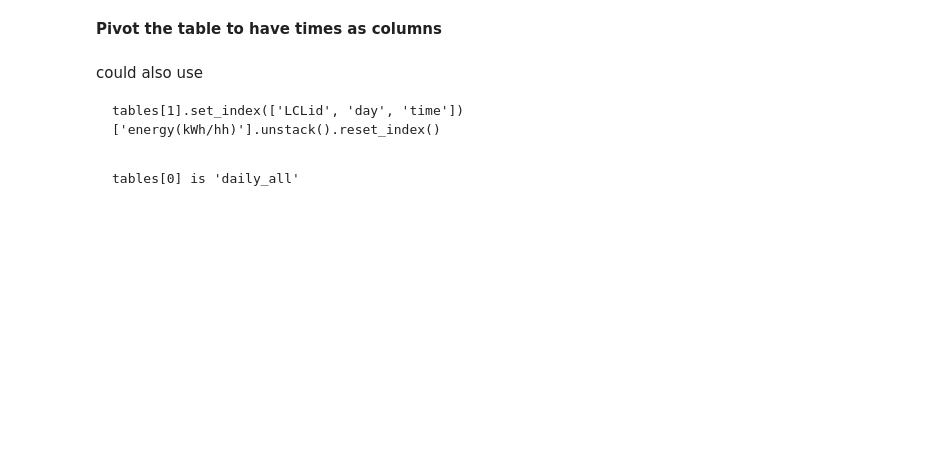
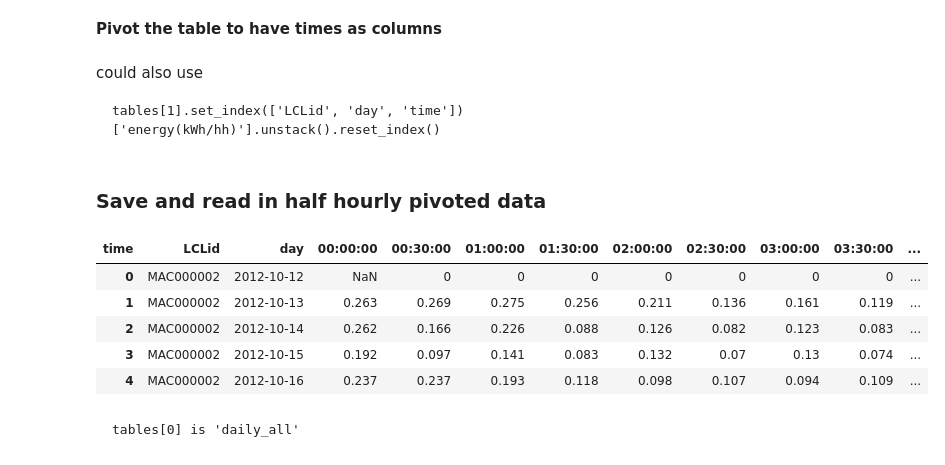
Before and after one commit to sofiary/teamunicornn, a Jupyter notebook: challenge_1/notebooks/data_wrangling.ipynb, the cells around one changed output. Drawn from its saved outputs; the diff is of its cells as text; code cells hidden in the pictures; blank space fills up the shorter version.

```diff
--- a/challenge_1/notebooks/data_wrangling.ipynb
+++ b/challenge_1/notebooks/data_wrangling.ipynb
@@ -317,10 +494,21 @@ could also use
 <pre>
 tables[1].set_index(['LCLid', 'day', 'time'])['energy(kWh/hh)'].unstack().reset_index()
 </pre>
+# %% [markdown]
+### Save and read in half hourly pivoted data
 # %%
 hh.to_csv('../input/merged_data/halfhourly_all_pivoted.csv')
 # %%
 hh = pd.read_csv('../input/merged_data/halfhourly_all_pivoted.csv', low_memory=False)
+# %%
+hh.head()
+# %% [output]
+| time | LCLid | day | 00:00:00 | 00:30:00 | 01:00:00 | 01:30:00 | 02:00:00 | 02:30:00 | 03:00:00 | 03:30:00 | ... |
+| 0 | MAC000002 | 2012-10-12 | NaN | 0 | 0 | 0 | 0 | 0 | 0 | 0 | ... |
+| 1 | MAC000002 | 2012-10-13 | 0.263 | 0.269 | 0.275 | 0.256 | 0.211 | 0.136 | 0.161 | 0.119 | ... |
+| 2 | MAC000002 | 2012-10-14 | 0.262 | 0.166 | 0.226 | 0.088 | 0.126 | 0.082 | 0.123 | 0.083 | ... |
+| 3 | MAC000002 | 2012-10-15 | 0.192 | 0.097 | 0.141 | 0.083 | 0.132 | 0.07 | 0.13 | 0.074 | ... |
+| 4 | MAC000002 | 2012-10-16 | 0.237 | 0.237 | 0.193 | 0.118 | 0.098 | 0.107 | 0.094 | 0.109 | ... |
 # %% [markdown]
 <pre>
 tables[0] is 'daily_all'
```
Also changed, not shown: parts of 125 cells of this notebook, 1 other file.
